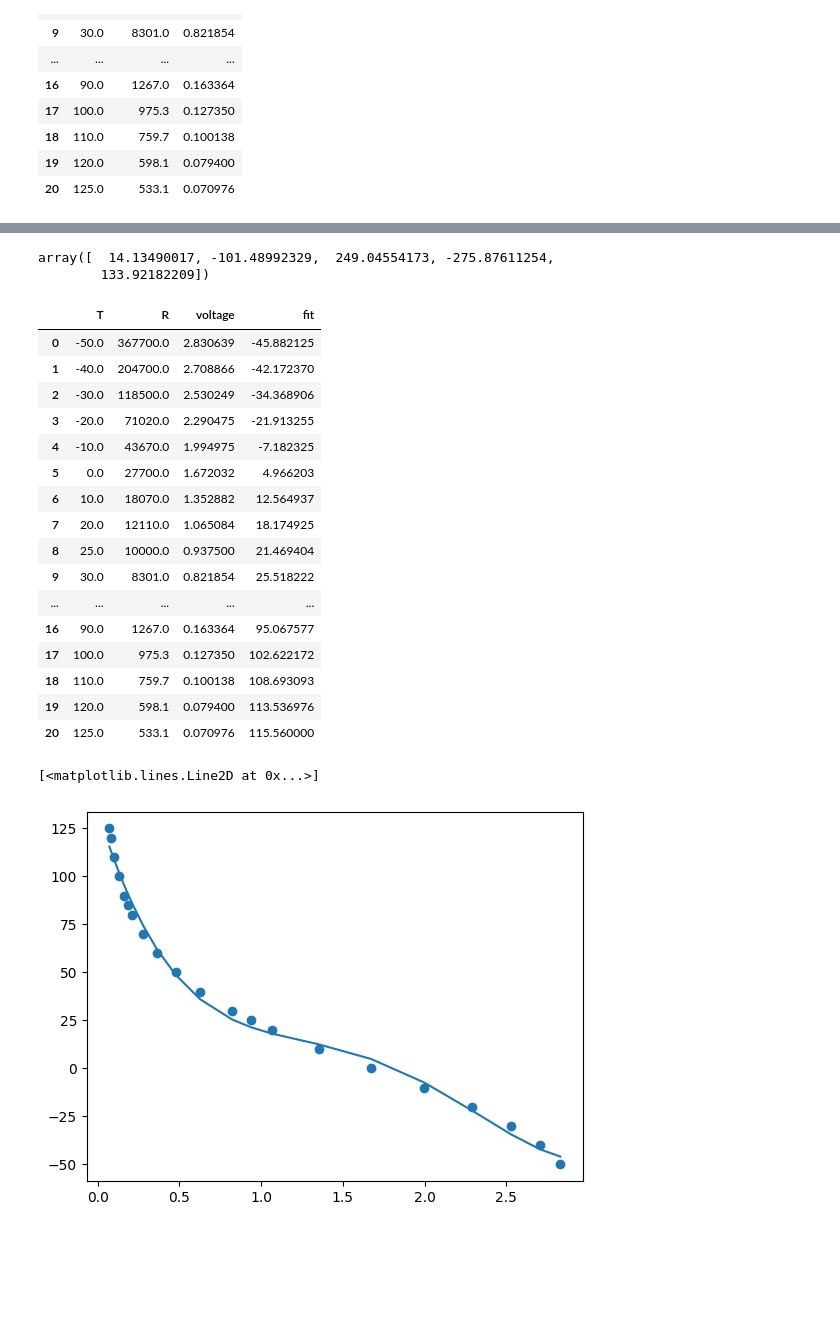
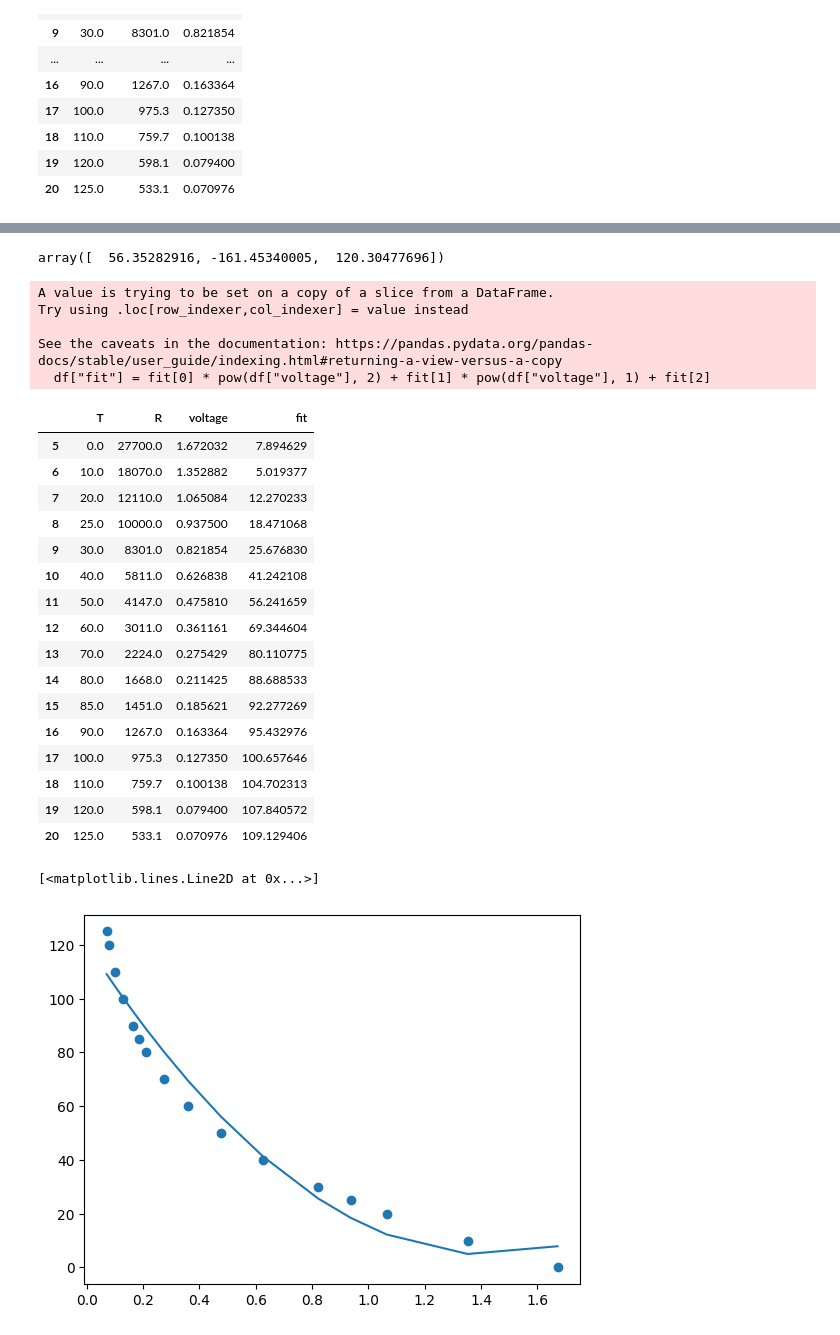
Before and after one commit to raceup-electric/bms_hv, a Jupyter notebook: polynomialFit/rizzottoFit.ipynb, the cells around one changed output, grey strips where cells are left out. Saved outputs shown, nothing was run; the diff lists cells and outputs as text; code cells hidden in the pictures; blank space fills up the shorter version.

```diff
--- a/polynomialFit/rizzottoFit.ipynb
+++ b/polynomialFit/rizzottoFit.ipynb
@@ -46,3 +46,6 @@ df
 | 18 | 110.0 | 759.7 | 0.100138 |
 | 19 | 120.0 | 598.1 | 0.079400 |
 | 20 | 125.0 | 533.1 | 0.070976 |
+# %%
+df = df[df['T'] >= 0]
+df
@@ -54,33 +75,37 @@ plt.scatter(df["voltage"], df["T"])
 # %%
-fit = np.polyfit(df["voltage"], df["T"], 4)
+fit = np.polyfit(df["voltage"], df["T"], 2)
 fit
 # %% [output]
-array([  14.13490017, -101.48992329,  249.04554173, -275.87611254,
-        133.92182209])
+array([  56.35282916, -161.45340005,  120.30477696])
 # %%
-df["fit"] = fit[0] * pow(df["voltage"], 4) + fit[1] * pow(df["voltage"], 3) + fit[2] * pow(df["voltage"], 2) + fit[3] * pow(df["voltage"], 1) + fit[4] * pow(df["voltage"], 0)
+df["fit"] = fit[0] * pow(df["voltage"], 2) + fit[1] * pow(df["voltage"], 1) + fit[2]
 df
 # %% [output]
+A value is trying to be set on a copy of a slice from a DataFrame.
+Try using .loc[row_indexer,col_indexer] = value instead
+
+See the caveats in the documentation: https://pandas.pydata.org/pandas-docs/stable/user_guide/indexing.html#returning-a-view-versus-a-copy
+  df["fit"] = fit[0] * pow(df["voltage"], 2) + fit[1] * pow(df["voltage"], 1) + fit[2]
 |  | T | R | voltage | fit |
-| 0 | -50.0 | 367700.0 | 2.830639 | -45.882125 |
-| 1 | -40.0 | 204700.0 | 2.708866 | -42.172370 |
-| 2 | -30.0 | 118500.0 | 2.530249 | -34.368906 |
-| 3 | -20.0 | 71020.0 | 2.290475 | -21.913255 |
-| 4 | -10.0 | 43670.0 | 1.994975 | -7.182325 |
-| 5 | 0.0 | 27700.0 | 1.672032 | 4.966203 |
-| 6 | 10.0 | 18070.0 | 1.352882 | 12.564937 |
-| 7 | 20.0 | 12110.0 | 1.065084 | 18.174925 |
-| 8 | 25.0 | 10000.0 | 0.937500 | 21.469404 |
-| 9 | 30.0 | 8301.0 | 0.821854 | 25.518222 |
-| ... | ... | ... | ... | ... |
-| 16 | 90.0 | 1267.0 | 0.163364 | 95.067577 |
-| 17 | 100.0 | 975.3 | 0.127350 | 102.622172 |
-| 18 | 110.0 | 759.7 | 0.100138 | 108.693093 |
-| 19 | 120.0 | 598.1 | 0.079400 | 113.536976 |
-| 20 | 125.0 | 533.1 | 0.070976 | 115.560000 |
+| 5 | 0.0 | 27700.0 | 1.672032 | 7.894629 |
+| 6 | 10.0 | 18070.0 | 1.352882 | 5.019377 |
+| 7 | 20.0 | 12110.0 | 1.065084 | 12.270233 |
+| 8 | 25.0 | 10000.0 | 0.937500 | 18.471068 |
+| 9 | 30.0 | 8301.0 | 0.821854 | 25.676830 |
+| 10 | 40.0 | 5811.0 | 0.626838 | 41.242108 |
+| 11 | 50.0 | 4147.0 | 0.475810 | 56.241659 |
+| 12 | 60.0 | 3011.0 | 0.361161 | 69.344604 |
+| 13 | 70.0 | 2224.0 | 0.275429 | 80.110775 |
+| 14 | 80.0 | 1668.0 | 0.211425 | 88.688533 |
+| 15 | 85.0 | 1451.0 | 0.185621 | 92.277269 |
+| 16 | 90.0 | 1267.0 | 0.163364 | 95.432976 |
+| 17 | 100.0 | 975.3 | 0.127350 | 100.657646 |
+| 18 | 110.0 | 759.7 | 0.100138 | 104.702313 |
+| 19 | 120.0 | 598.1 | 0.079400 | 107.840572 |
+| 20 | 125.0 | 533.1 | 0.070976 | 109.129406 |
 # %%
 plt.scatter(df["voltage"], df["T"])
-plt.plot(df["voltage"], fit[0] * pow(df["voltage"], 4) + fit[1] * pow(df["voltage"], 3) + fit[2] * pow(df["voltage"], 2) + fit[3] * pow(df["voltage"], 1) + fit[4] * pow(df["voltage"], 0))
+plt.plot(df["voltage"], fit[0] * pow(df["voltage"], 2) + fit[1] * pow(df["voltage"], 1) + fit[2])
 # %% [output]
 [<matplotlib.lines.Line2D at 0x...>]
-[figure, old version]
+[figure, new version]
```
Also changed, not shown: parts of 2 cells of this notebook, 3 other files.
